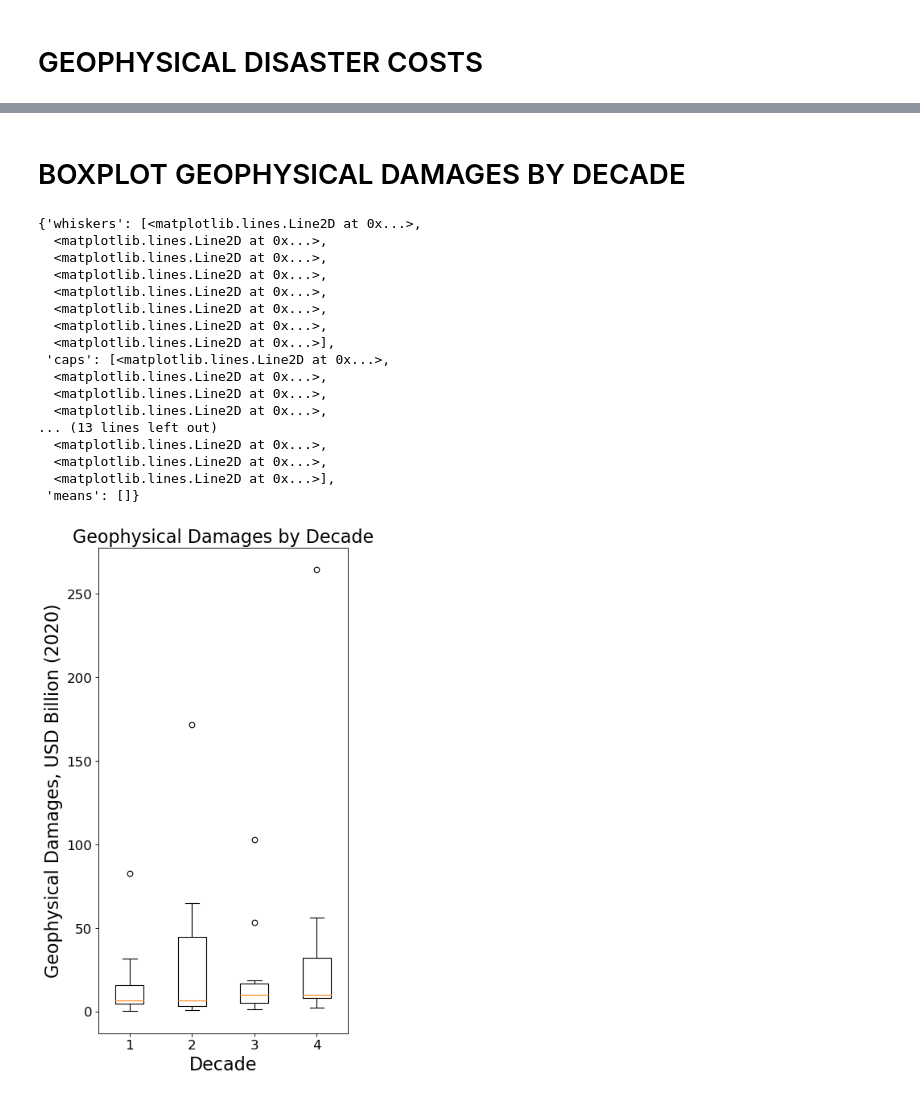
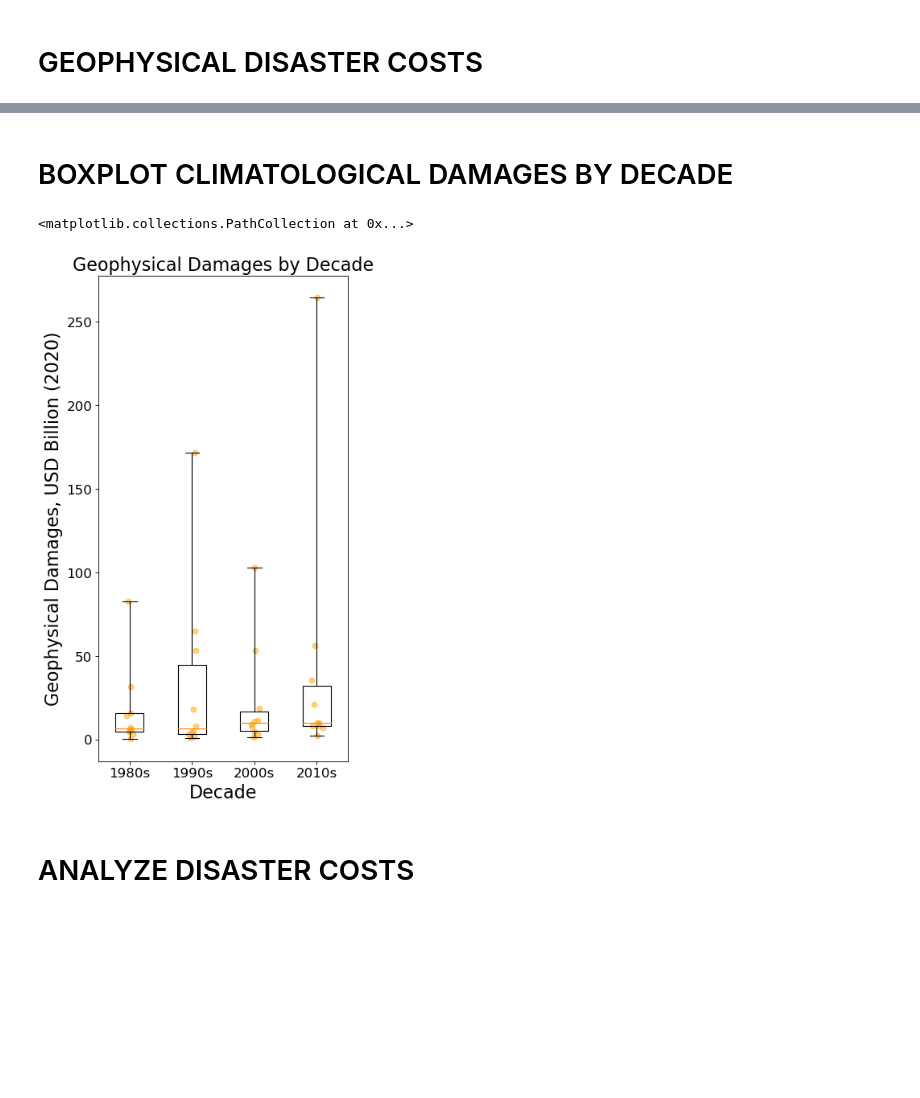
Before and after one commit to felixshier/naturalDisasterAnalysis, a Jupyter notebook: Geophysical Disaster Analysis.ipynb, the cells around one changed output, grey strips where cells are left out. Drawn from its saved outputs; the diff is of its cells as text; code cells hidden in the pictures; blank space fills up the shorter version.

```diff
--- a/Geophysical Disaster Analysis.ipynb
+++ b/Geophysical Disaster Analysis.ipynb
@@ -68,3 +68,17 @@ data['Total Damages'] = data['Total Damages'] * data['CPI Multiplier']
 
 # set prices from K USD to B USD
 data['Total Damages'] = data['Total Damages'] / 1000000
+
+# create new dataframes for each subgroup
+geophysical_data = data[data['Disaster Subgroup'] == 'Geophysical']
+
+# count number of disasters in each year for each subgroup
+geophysical_disaster_counts = geophysical_data['Year'].value_counts().sort_index()
+
+# save index of years
+geophysical_disaster_counts_index = geophysical_disaster_counts.index
+
+# sum costs by year
+geophysical_costs = geophysical_data[['Year', 'Total Damages']]
+geophysical_costs = geophysical_costs.groupby('Year').sum()
+geophysical_costs = geophysical_costs.squeeze()
@@ -260,0 +141,20 @@ plt.legend(['Total Geophysical', 'Earthquake', 'Volcanic activity'])
+# %%
+total_box_data = [geophysical_disaster_counts[0:10], geophysical_disaster_counts[10:20], geophysical_disaster_counts[20:30], geophysical_disaster_counts[30:40]]
+box_labels = ['1980s', '1990s', '2000s', '2010s']
+
+x0 = [np.random.normal(1,0.04,10)]
+x1 = [np.random.normal(2,0.04,10)]
+x2 = [np.random.normal(3,0.04,10)]
+x3 = [np.random.normal(4,0.04,10)]
+
+plt.figure(figsize=(5,10), dpi=80)
+plt.title("Geophysical Disasters per Year")
+plt.xlabel("Decade")
+plt.ylabel("Number of Geophysical Disasters")
+
+plt.boxplot(total_box_data, labels = box_labels, whis = [0, 100])
+
+plt.scatter(x0,total_box_data[0], color = 'orange', alpha = 0.5)
+plt.scatter(x1,total_box_data[1], color = 'orange', alpha = 0.5)
+plt.scatter(x2,total_box_data[2], color = 'orange', alpha = 0.5)
+plt.scatter(x3,total_box_data[3], color = 'orange', alpha = 0.5)
@@ -283,31 +314,22 @@ plt.legend(['Total Geophysical', 'Earthquake', 'Volcanic'])
 # %% [markdown]
-# BOXPLOT GEOPHYSICAL DAMAGES BY DECADE
+# BOXPLOT CLIMATOLOGICAL DAMAGES BY DECADE
 # %%
-geophysical_box_data = [geophysical_costs['Total Damages'][0:10], geophysical_costs['Total Damages'][10:20], geophysical_costs['Total Damages'][20:30], geophysical_costs['Total Damages'][30:40]]
+geophysical_box_data = [geophysical_costs[0:10], geophysical_costs[10:20], geophysical_costs[20:30], geophysical_costs[30:40]]
 box_labels = ['1980s', '1990s', '2000s', '2010s']
 
 plt.figure(figsize=(5,10), dpi=80)
 plt.title("Geophysical Damages by Decade")
 plt.xlabel("Decade")
 plt.ylabel("Geophysical Damages, USD Billion (2020)")
 
-plt.boxplot(geophysical_box_data)
+plt.boxplot(geophysical_box_data, labels = box_labels, whis = [0, 100])
+
+plt.scatter(x0,geophysical_box_data[0], color = 'orange', alpha = 0.5)
+plt.scatter(x1,geophysical_box_data[1], color = 'orange', alpha = 0.5)
+plt.scatter(x2,geophysical_box_data[2], color = 'orange', alpha = 0.5)
+plt.scatter(x3,geophysical_box_data[3], color = 'orange', alpha = 0.5)
 # %% [output]
-{'whiskers': [<matplotlib.lines.Line2D at 0x...>,
-  <matplotlib.lines.Line2D at 0x...>,
-  <matplotlib.lines.Line2D at 0x...>,
-  <matplotlib.lines.Line2D at 0x...>,
-  <matplotlib.lines.Line2D at 0x...>,
-  <matplotlib.lines.Line2D at 0x...>,
-  <matplotlib.lines.Line2D at 0x...>,
-  <matplotlib.lines.Line2D at 0x...>],
- 'caps': [<matplotlib.lines.Line2D at 0x...>,
-  <matplotlib.lines.Line2D at 0x...>,
-  <matplotlib.lines.Line2D at 0x...>,
-  <matplotlib.lines.Line2D at 0x...>,
-... (13 lines left out)
-  <matplotlib.lines.Line2D at 0x...>,
-  <matplotlib.lines.Line2D at 0x...>,
-  <matplotlib.lines.Line2D at 0x...>],
- 'means': []}
+<matplotlib.collections.PathCollection at 0x...>
-[figure, old version]
+[figure, new version]
+# %% [markdown]
+# ANALYZE DISASTER COSTS
```
Also changed, not shown: parts of 24 cells of this notebook, 2 other files.
